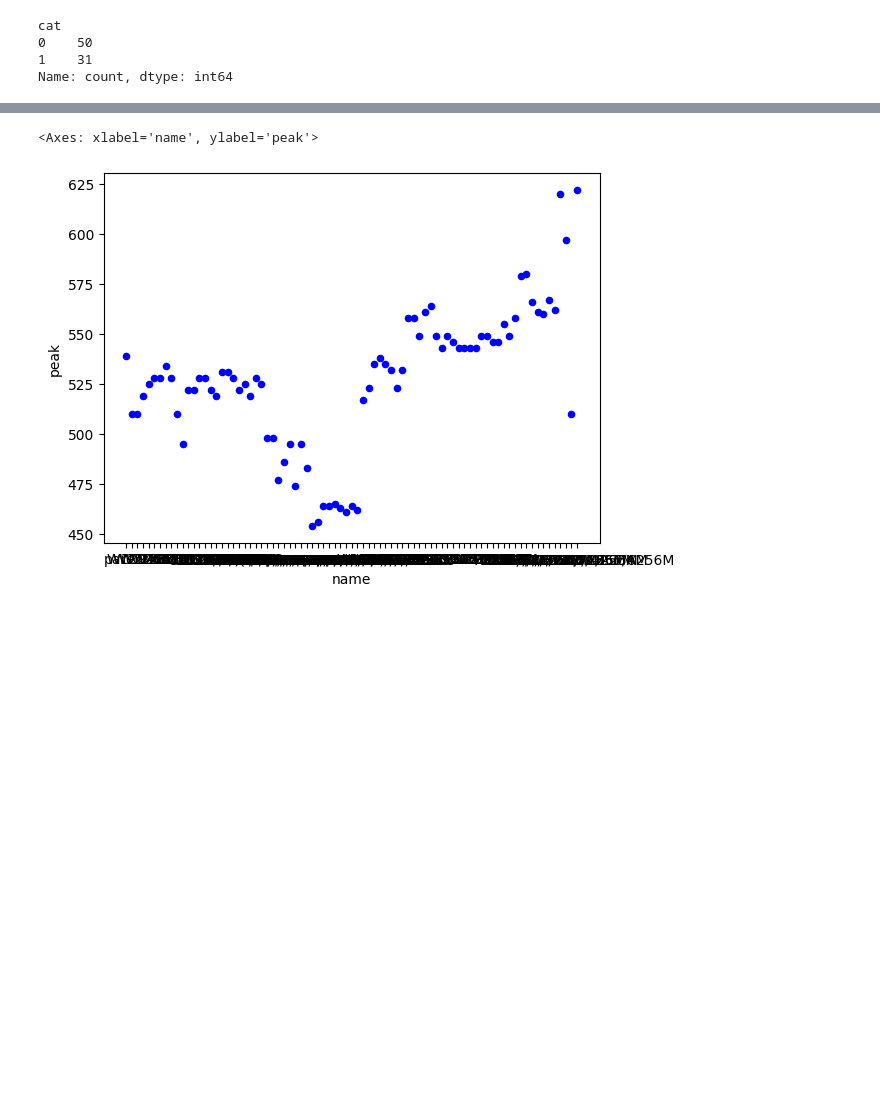
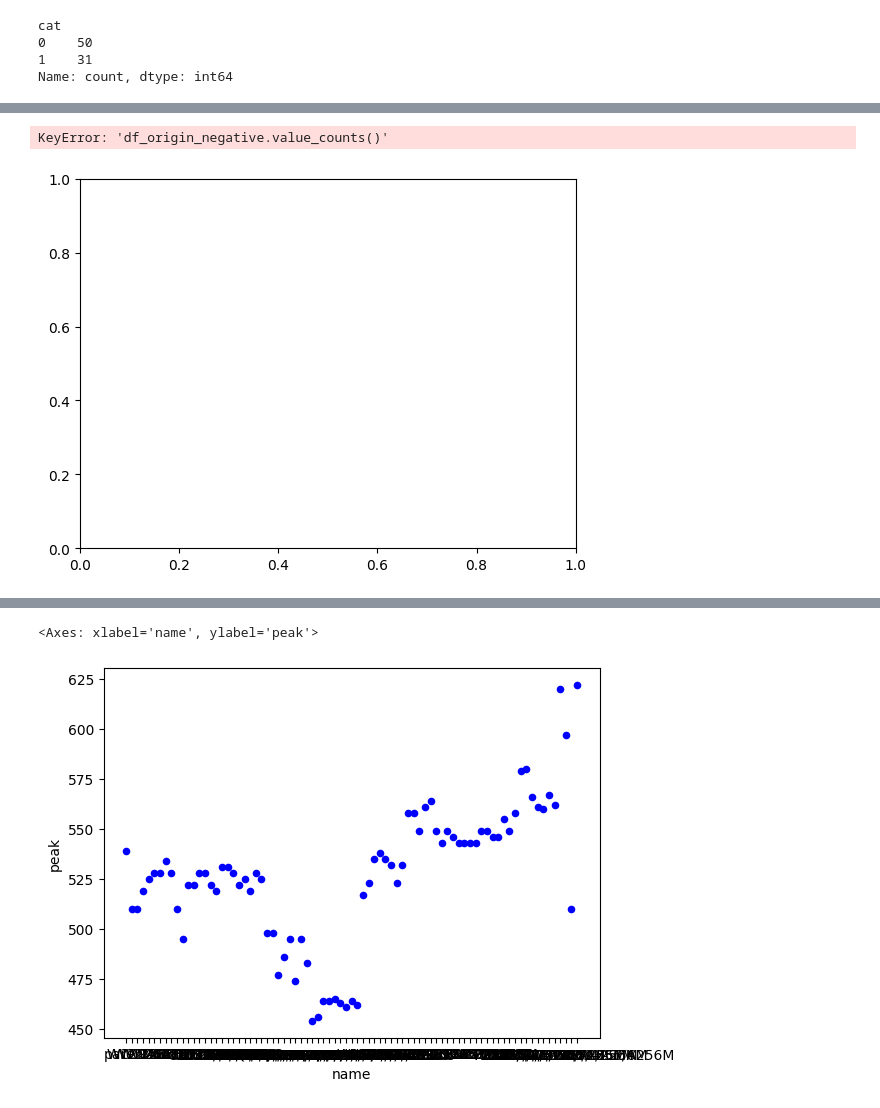
Before and after one commit to JmartinUmag/Bioinfo, a Jupyter notebook: Taller/absortion2.ipynb, the cells around one changed output, grey strips where cells are left out. Drawn from its saved outputs; the diff is of its cells as text; code cells hidden in the pictures; blank space fills up the shorter version.

```diff
--- a/Taller/absortion2.ipynb
+++ b/Taller/absortion2.ipynb
@@ -66,5 +80,5 @@ df_positive=df.loc[df["cat"]=="1"]
 df_negative=df.loc[df["cat"]=="0"]
 df_positive=df_positive.sort_values(by="peak",ascending=True)
 df_negative=df_negative.sort_values(by="peak",ascending=True)
-df_negative.reset_index(drop=True)
-df_positive.reset_index(drop=True)
+df_negative=df_negative.reset_index(drop=True)
+df_positive=df_positive.reset_index(drop=True)
@@ -130,0 +132,5 @@ Name: count, dtype: int64
+# %%
+df_origin_positive.plot(x="letter",y="df_origin_negative.value_counts()",kind="scatter",color="blue")
+# %% [output]
+KeyError: 'df_origin_negative.value_counts()'
+[figure, added]
```
Also changed, not shown: parts of 12 cells of this notebook.
